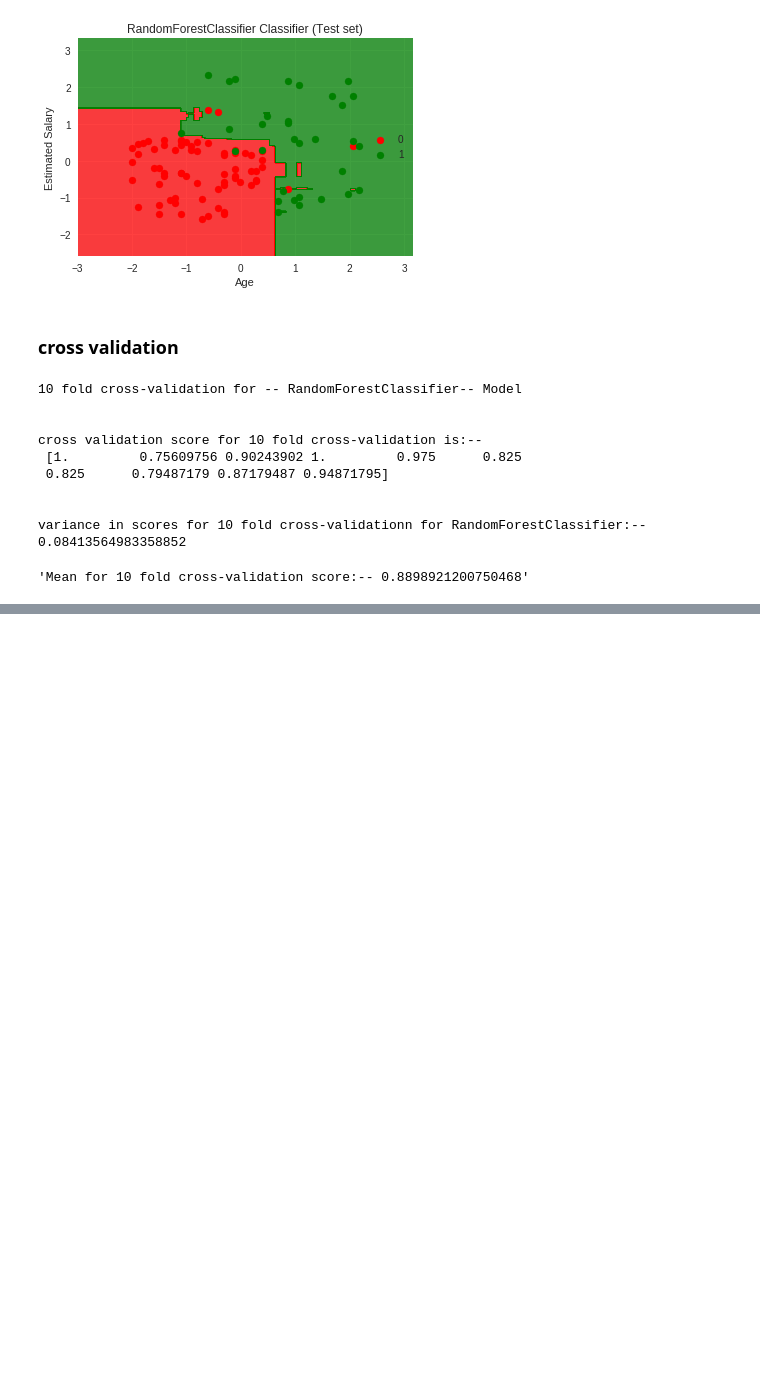
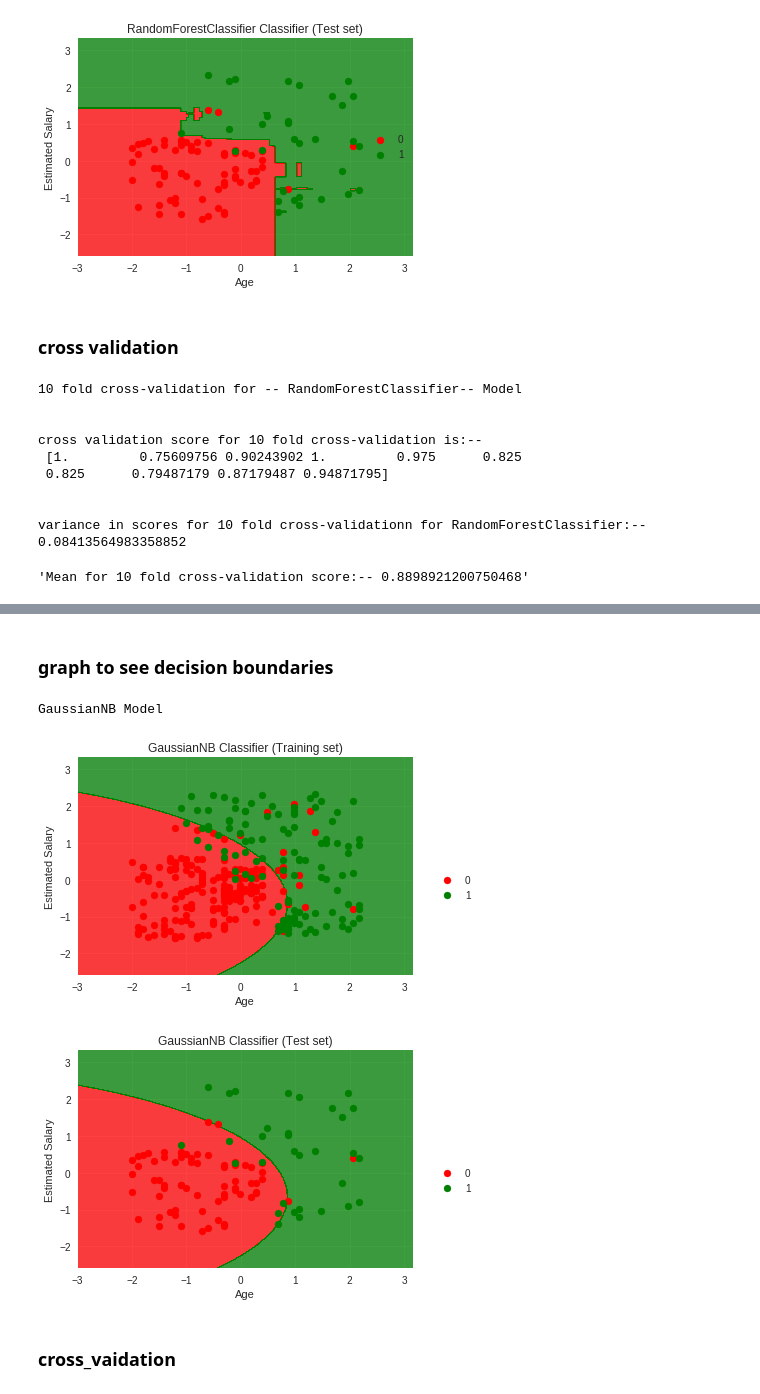
Before and after one commit to noushadkhan01/Projects, a Jupyter notebook: Machine-Learning/Classification/All-Algorithms/All_Classification_algorithms_on_Advertising_Data.ipynb, the cells around one changed output, grey strips where cells are left out. Drawn from its saved outputs; the diff is of its cells as text; code cells hidden in the pictures; blank space fills up the shorter version.

```diff
--- a/Machine-Learning/Classification/All-Algorithms/All_Classification_algorithms_on_Advertising_Data.ipynb
+++ b/Machine-Learning/Classification/All-Algorithms/All_Classification_algorithms_on_Advertising_Data.ipynb
@@ -756,0 +770,4 @@ variance in scores for 10 fold cross-validationn for RandomForestClassifier:-- 0
+# %%
+from sklearn.naive_bayes import GaussianNB
+model = GaussianNB()
+model = model_fit(X_train_scaled, X_test_scaled, model)
@@ -756,0 +792,10 @@ variance in scores for 10 fold cross-validationn for RandomForestClassifier:-- 0
+# %% [markdown]
+### graph to see decision boundaries
+# %%
+graph(X_train_scaled, X_test_scaled, model)
+# %% [output]
+GaussianNB Model
+[figure, added]
+[figure, added]
+# %% [markdown]
+### cross_vaidation
```
Also changed, not shown: parts of 10 cells of this notebook.
